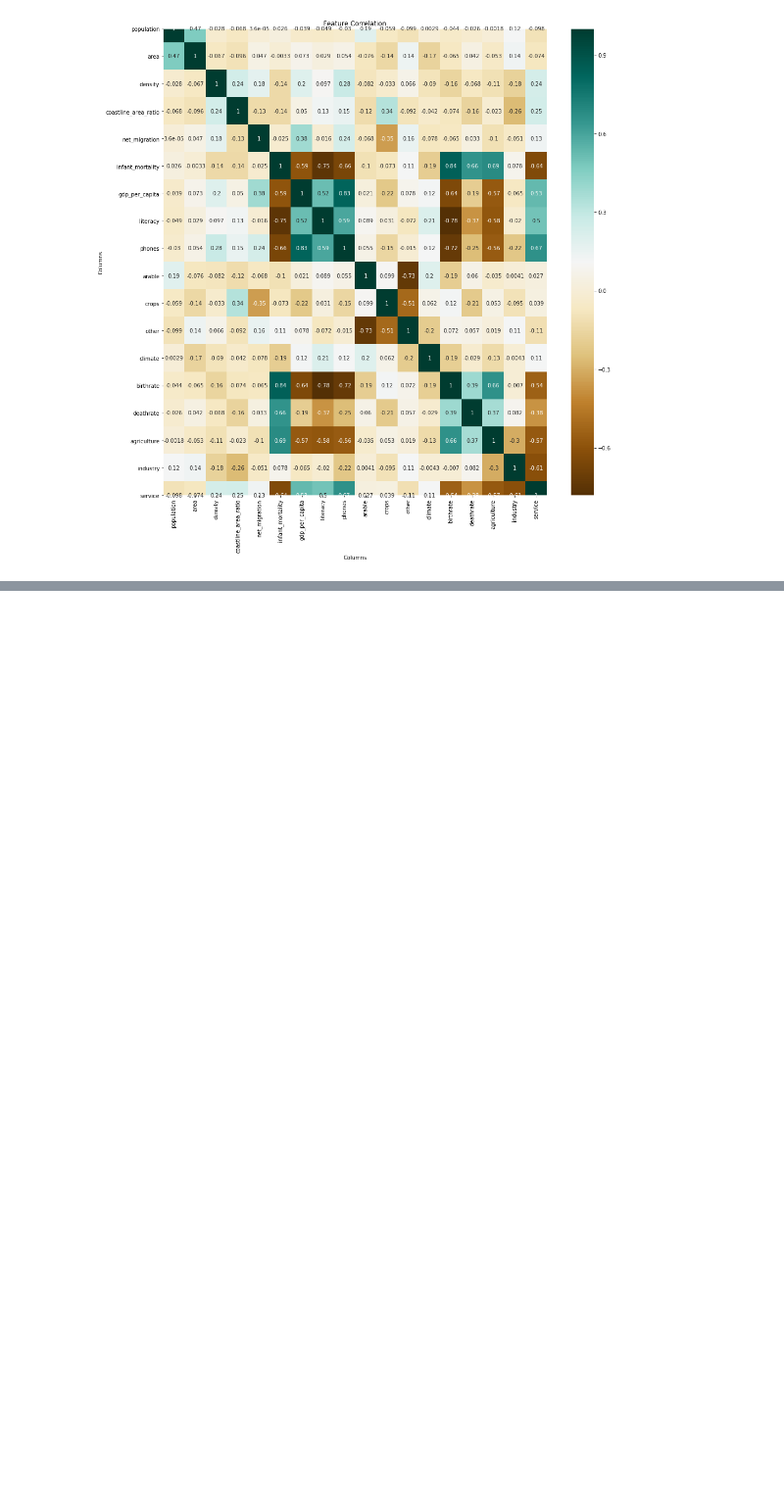
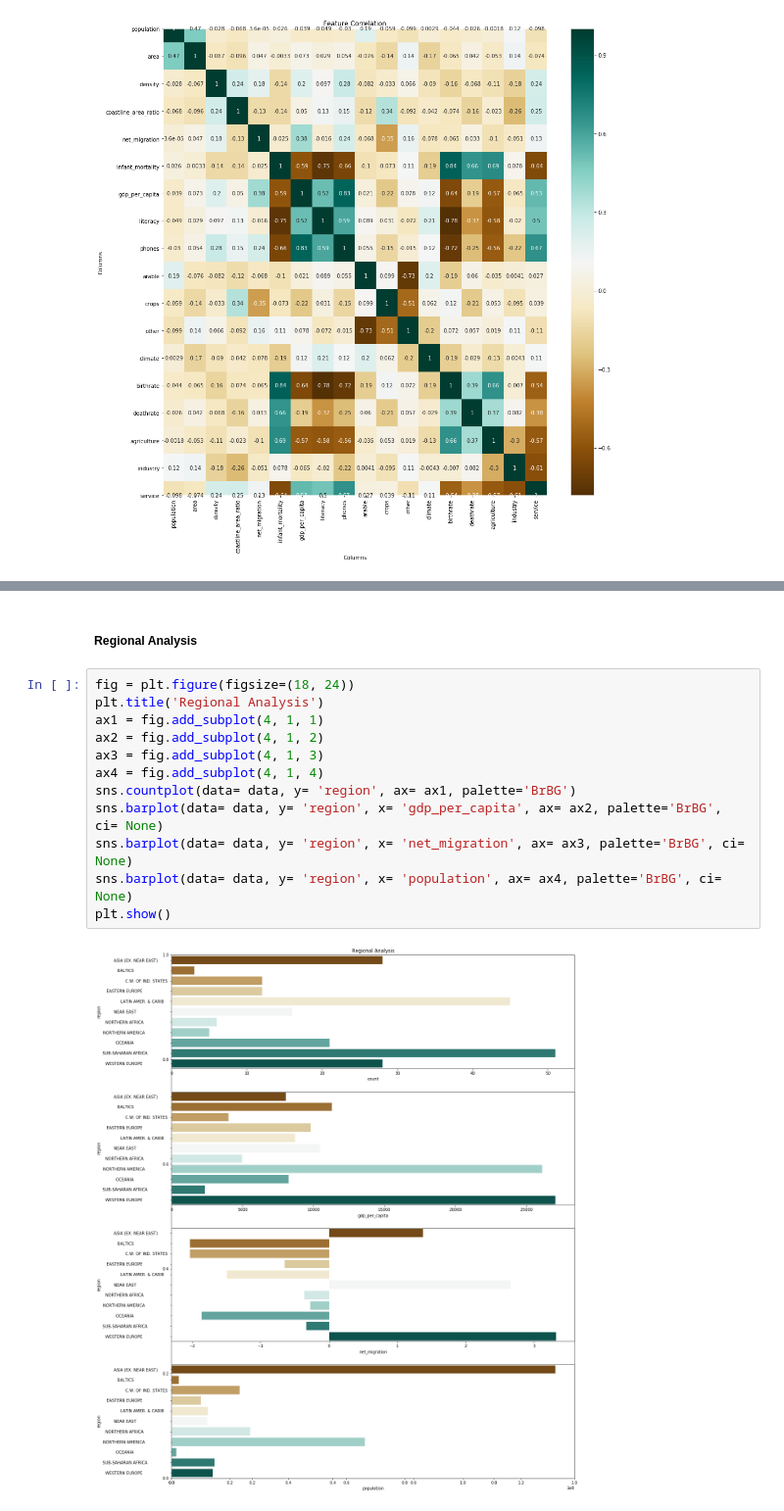
Before and after one commit to akshit4/Countries_GDP, a Jupyter notebook: Countries_GDP.ipynb, the cells around one changed output, grey strips where cells are left out. Shown at 98% size. Cells and saved outputs as stored; diff of their text form; blank space fills up the shorter version.

```diff
--- a/Countries_GDP.ipynb
+++ b/Countries_GDP.ipynb
@@ -323,0 +341,16 @@ plt.show()
+# %% [markdown]
+##### Regional Analysis
+# %%
+fig = plt.figure(figsize=(18, 24))
+plt.title('Regional Analysis')
+ax1 = fig.add_subplot(4, 1, 1)
+ax2 = fig.add_subplot(4, 1, 2)
+ax3 = fig.add_subplot(4, 1, 3)
+ax4 = fig.add_subplot(4, 1, 4)
+sns.countplot(data= data, y= 'region', ax= ax1, palette='BrBG')
+sns.barplot(data= data, y= 'region', x= 'gdp_per_capita', ax= ax2, palette='BrBG', ci= None)
+sns.barplot(data= data, y= 'region', x= 'net_migration', ax= ax3, palette='BrBG', ci= None)
+sns.barplot(data= data, y= 'region', x= 'population', ax= ax4, palette='BrBG', ci= None)
+plt.show()
+# %% [output]
+[figure, added]
```
Also changed, not shown: parts of 26 cells of this notebook.
